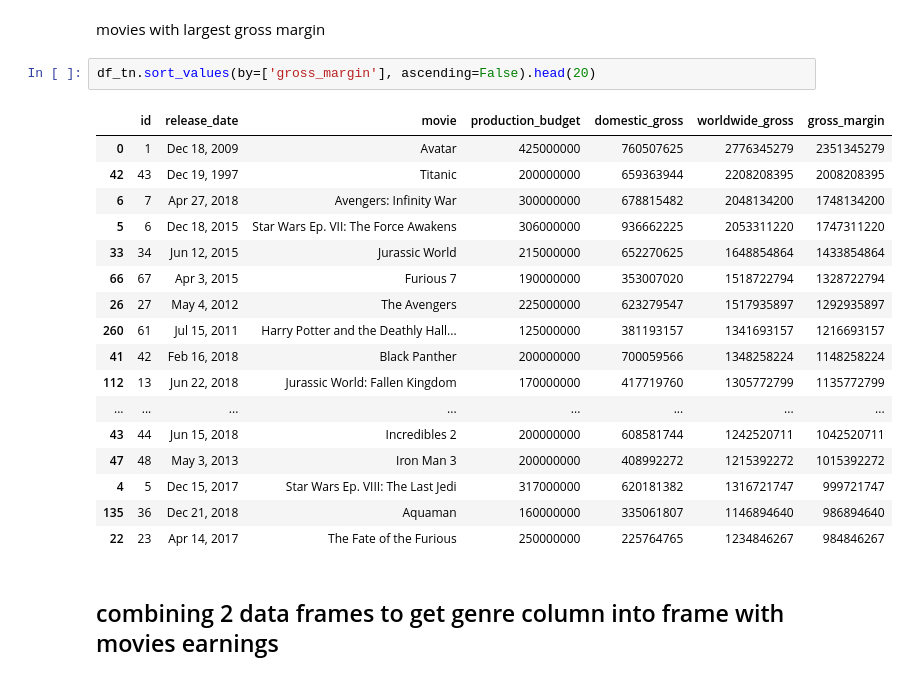
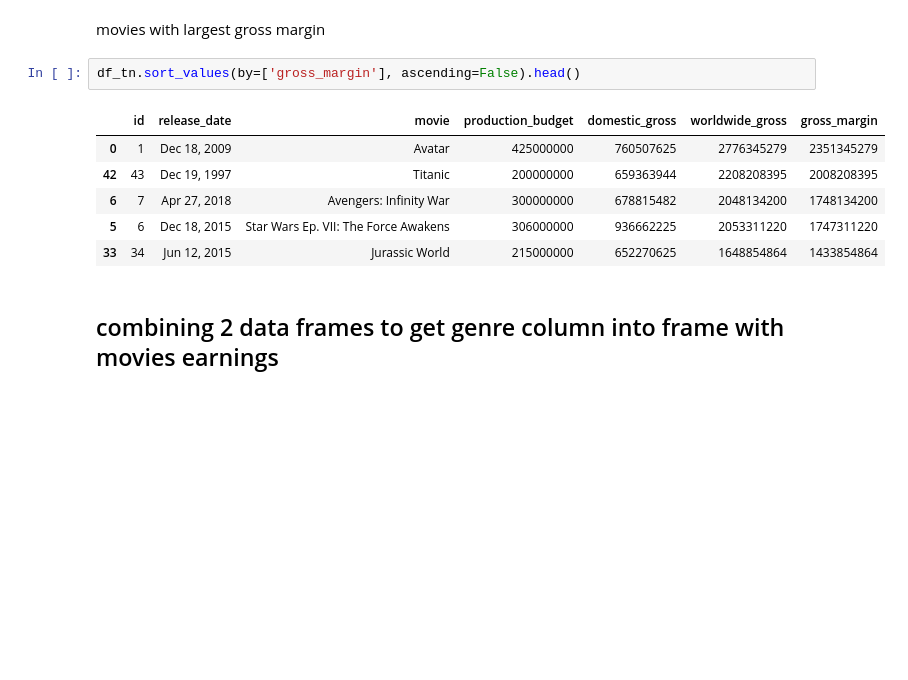
Before and after one commit to mccafj/MS-movie-studio-project, a Jupyter notebook: Notes/Juan-notes.ipynb, the cells around one changed output. Cells and saved outputs as stored; diff of their text form; blank space fills up the shorter version.

```diff
--- a/Notes/Juan-notes.ipynb
+++ b/Notes/Juan-notes.ipynb
@@ -245,25 +204,14 @@ df_tn['gross_margin']= df_tn['worldwide_gross'] - df_tn['production_budget']
 # %% [markdown]
 movies with largest gross margin
 # %%
-df_tn.sort_values(by=['gross_margin'], ascending=False).head(20)
+df_tn.sort_values(by=['gross_margin'], ascending=False).head()
 # %% [output]
 |  | id | release_date | movie | production_budget | domestic_gross | worldwide_gross | gross_margin |
 | 0 | 1 | Dec 18, 2009 | Avatar | 425000000 | 760507625 | 2776345279 | 2351345279 |
 | 42 | 43 | Dec 19, 1997 | Titanic | 200000000 | 659363944 | 2208208395 | 2008208395 |
 | 6 | 7 | Apr 27, 2018 | Avengers: Infinity War | 300000000 | 678815482 | 2048134200 | 1748134200 |
 | 5 | 6 | Dec 18, 2015 | Star Wars Ep. VII: The Force Awakens | 306000000 | 936662225 | 2053311220 | 1747311220 |
 | 33 | 34 | Jun 12, 2015 | Jurassic World | 215000000 | 652270625 | 1648854864 | 1433854864 |
-| 66 | 67 | Apr 3, 2015 | Furious 7 | 190000000 | 353007020 | 1518722794 | 1328722794 |
-| 26 | 27 | May 4, 2012 | The Avengers | 225000000 | 623279547 | 1517935897 | 1292935897 |
-| 260 | 61 | Jul 15, 2011 | Harry Potter and the Deathly Hall... | 125000000 | 381193157 | 1341693157 | 1216693157 |
-| 41 | 42 | Feb 16, 2018 | Black Panther | 200000000 | 700059566 | 1348258224 | 1148258224 |
-| 112 | 13 | Jun 22, 2018 | Jurassic World: Fallen Kingdom | 170000000 | 417719760 | 1305772799 | 1135772799 |
-| ... | ... | ... | ... | ... | ... | ... | ... |
-| 43 | 44 | Jun 15, 2018 | Incredibles 2 | 200000000 | 608581744 | 1242520711 | 1042520711 |
-| 47 | 48 | May 3, 2013 | Iron Man 3 | 200000000 | 408992272 | 1215392272 | 1015392272 |
-| 4 | 5 | Dec 15, 2017 | Star Wars Ep. VIII: The Last Jedi | 317000000 | 620181382 | 1316721747 | 999721747 |
-| 135 | 36 | Dec 21, 2018 | Aquaman | 160000000 | 335061807 | 1146894640 | 986894640 |
-| 22 | 23 | Apr 14, 2017 | The Fate of the Furious | 250000000 | 225764765 | 1234846267 | 984846267 |
 # %% [markdown]
 ## combining 2 data frames to get genre column into frame with movies earnings
 # %%
```
Also changed, not shown: parts of 16 cells of this notebook, 1 other file.
